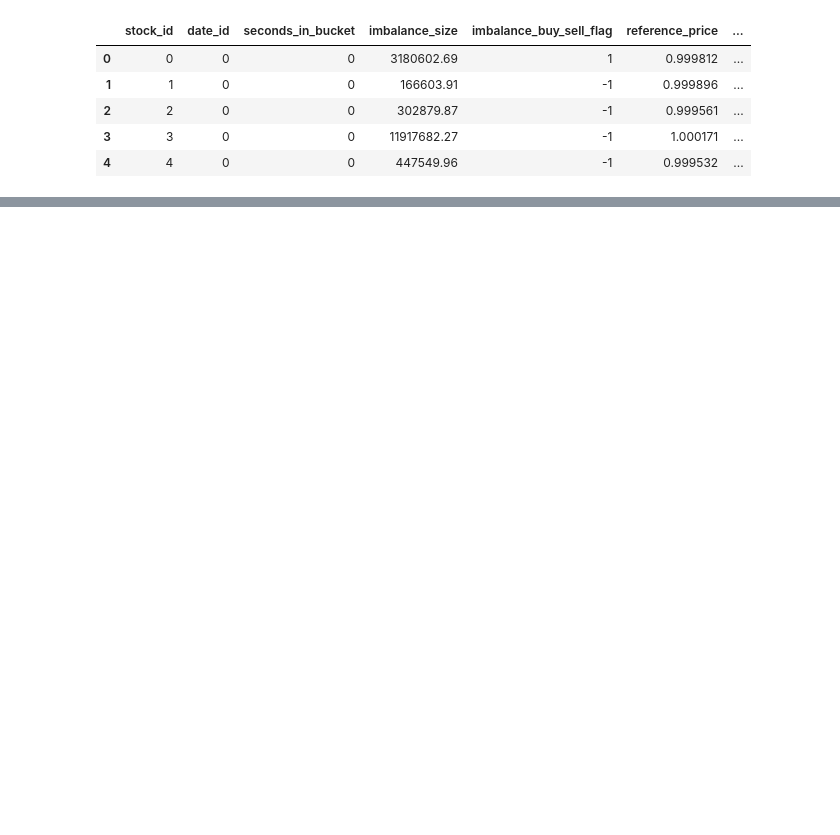
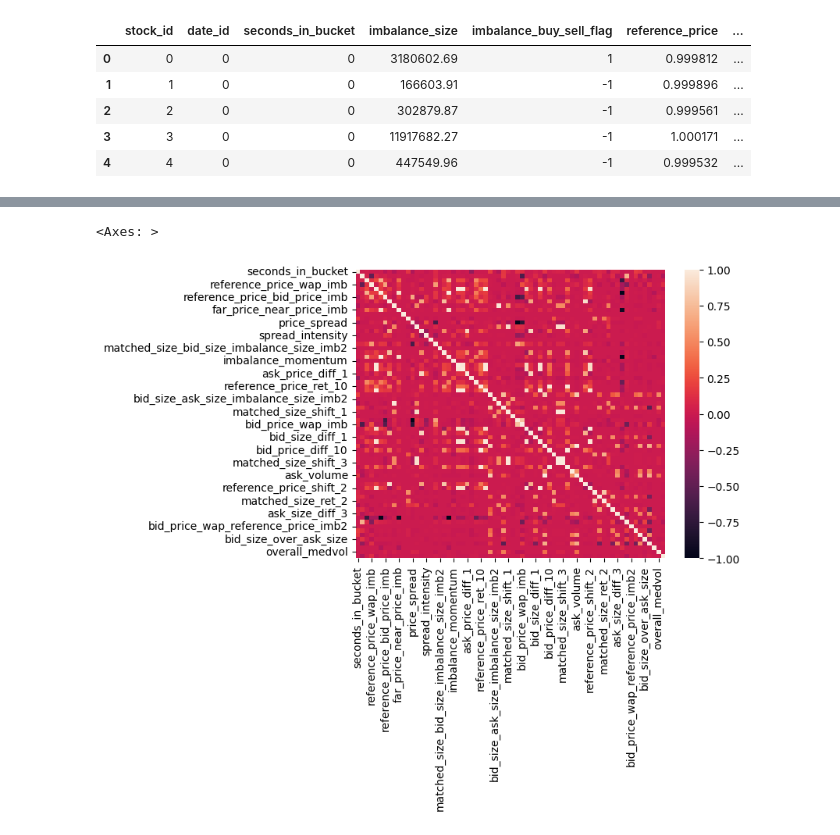
Before and after one commit to eugene-ryu/kaggle_competitions, a Jupyter notebook: 02_Optiver_Trading_at_the_Close/optiver-baseline-1.ipynb, the cells around one changed output, grey strips where cells are left out. Cells and saved outputs as stored; diff of their text form; code cells hidden in the pictures; blank space fills up the shorter version.

```diff
--- a/02_Optiver_Trading_at_the_Close/optiver-baseline-1.ipynb
+++ b/02_Optiver_Trading_at_the_Close/optiver-baseline-1.ipynb
@@ -266,3 +308,9 @@ Reducing memory usage... (Current: 3916.3 MB)
 Memory usage after reduction: 1978.1 MB
 starting memory: 1978.1163787841797
 (5237892, 106)
+# %%
+import seaborn as sns
+sns.heatmap(np.around(train_df.corr(), 2)) #, annot=True)
+# %% [output]
+<Axes: >
+[figure, added]
```
Also changed, not shown: parts of 9 cells of this notebook.
